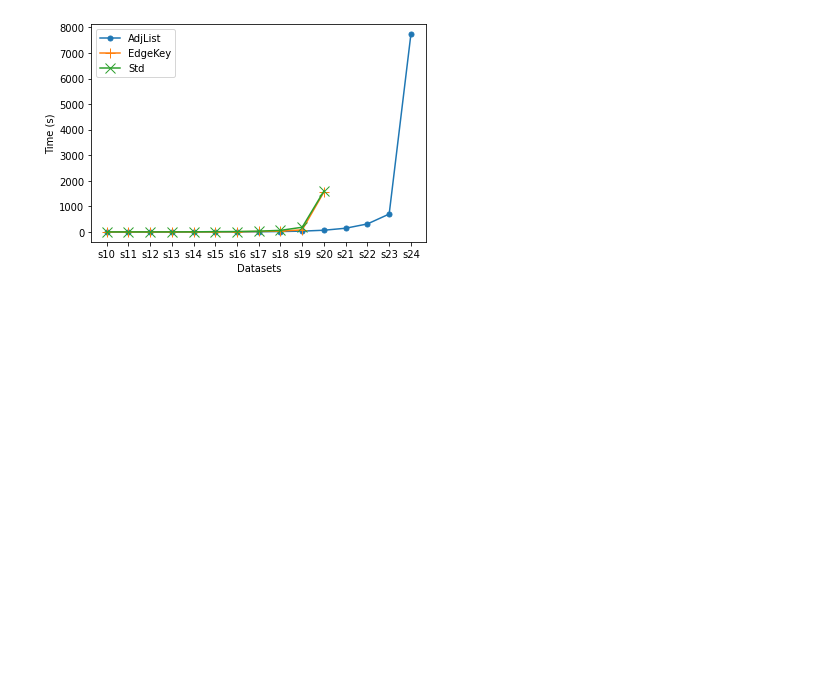
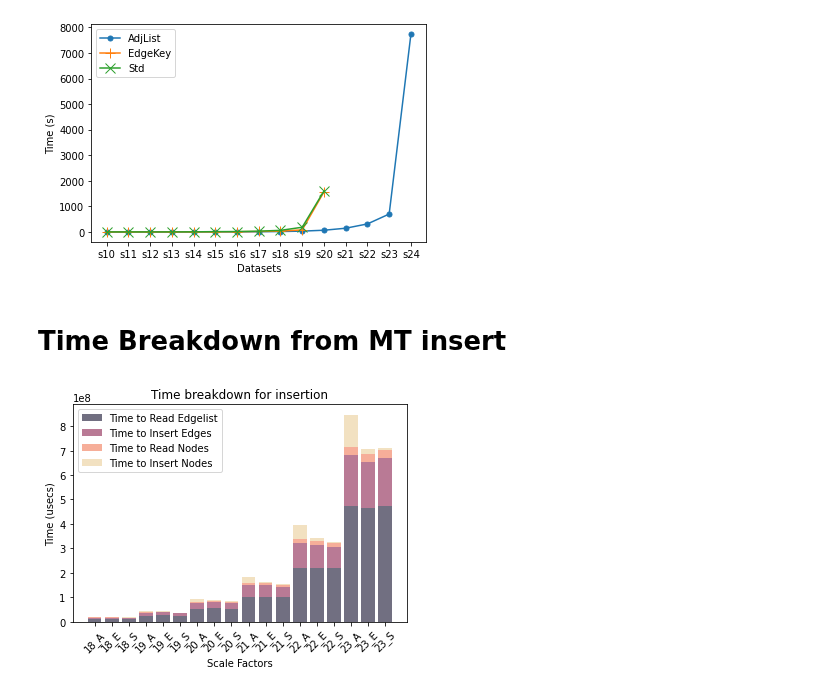
Before and after one commit to ubc-systopia/margraphita, a Jupyter notebook: outputs/plots/cache_effects.ipynb, the cells around one changed output. Cells and saved outputs as stored; diff of their text form; code cells hidden in the pictures; blank space fills up the shorter version.

Commit message:
plots

```diff
--- a/outputs/plots/cache_effects.ipynb
+++ b/outputs/plots/cache_effects.ipynb
@@ -140,3 +140,28 @@ plt.ylabel('Time (s)')
 plt.savefig('/Users/Puneet89/Documents/rpe_doc/fig/cache.pdf', bbox_inches='tight')
 # %% [output]
 [figure]
+# %% [markdown]
+# Time Breakdown from MT insert
+# %%
+x_labels = np.array(['18_A','18_E','18_S','19_A','19_E','19_S','20_A','20_E','20_S','21_A','21_E','21_S','22_A','22_E','22_S','23_A','23_E','23_S'])
+y_ter = np.array([10869235, 10728614, 10519030, 22938768, 25644748, 22983316, 51632958, 54157162, 53664264, 100951137, 101143611, 102005381, 218385040, 221317526, 220039137, 471162011, 464139527, 473670836])
+y_tei = np.array([5625590, 5638588, 5308999, 12492948, 12585788, 11314219, 24887442, 27829723, 23124422, 47769039, 47255336, 40339236, 103390137, 92525216, 87235851, 209712716, 189629666, 195600475])
+y_tnr = np.array([1192874, 1175773, 1159569, 2289086, 2217322, 2211353, 4527503, 4599559, 4455084, 8881538, 8609911, 8118158, 16997237, 16866480, 16496027, 33517218, 32828127, 32678169])
+y_tni = np.array([2779336, 613863, 346298, 5626806, 1362792, 584655, 12745590, 3378974, 1429229, 25573833, 5593921, 2186205, 56755334, 10857069, 4186208, 132717119, 21726897, 8841053])
+
+width=0.45
+fig,ax = plt.subplots()
+
+ax.bar(x_labels, y_ter, color='#716F81', label="Time to Read Edgelist")
+ax.bar(x_labels, y_tei, color='#B97A95', bottom=y_ter, label = "Time to Insert Edges")
+ax.bar(x_labels, y_tnr, color='#F6AE99', bottom=y_tei+y_ter, label = "Time to Read Nodes")
+ax.bar(x_labels, y_tni, color='#F2E1C1', bottom=y_tnr+y_tei+y_ter, label = "Time to Insert Nodes")
+
+ax.set_ylabel('Time (usecs)')
+ax.set_xlabel('Scale Factors')
+ax.set_title('Time breakdown for insertion')
+ax.legend()
+plt.xticks(rotation=45)
+plt.savefig('/Users/Puneet89/Documents/rpe_doc/fig/time_breakdown_new.pdf', bbox_inches='tight')
+# %% [output]
+[figure, added]
```
Also changed, not shown: 1 other file.
